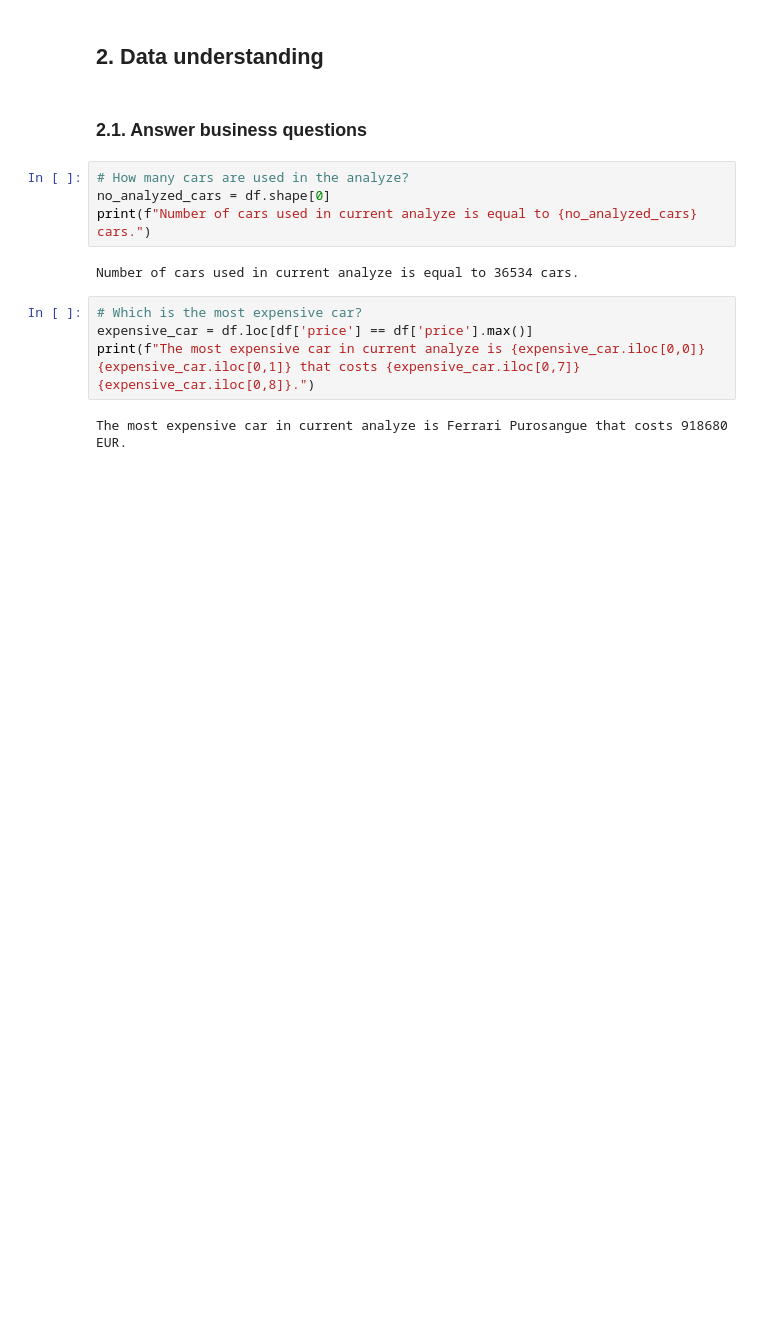
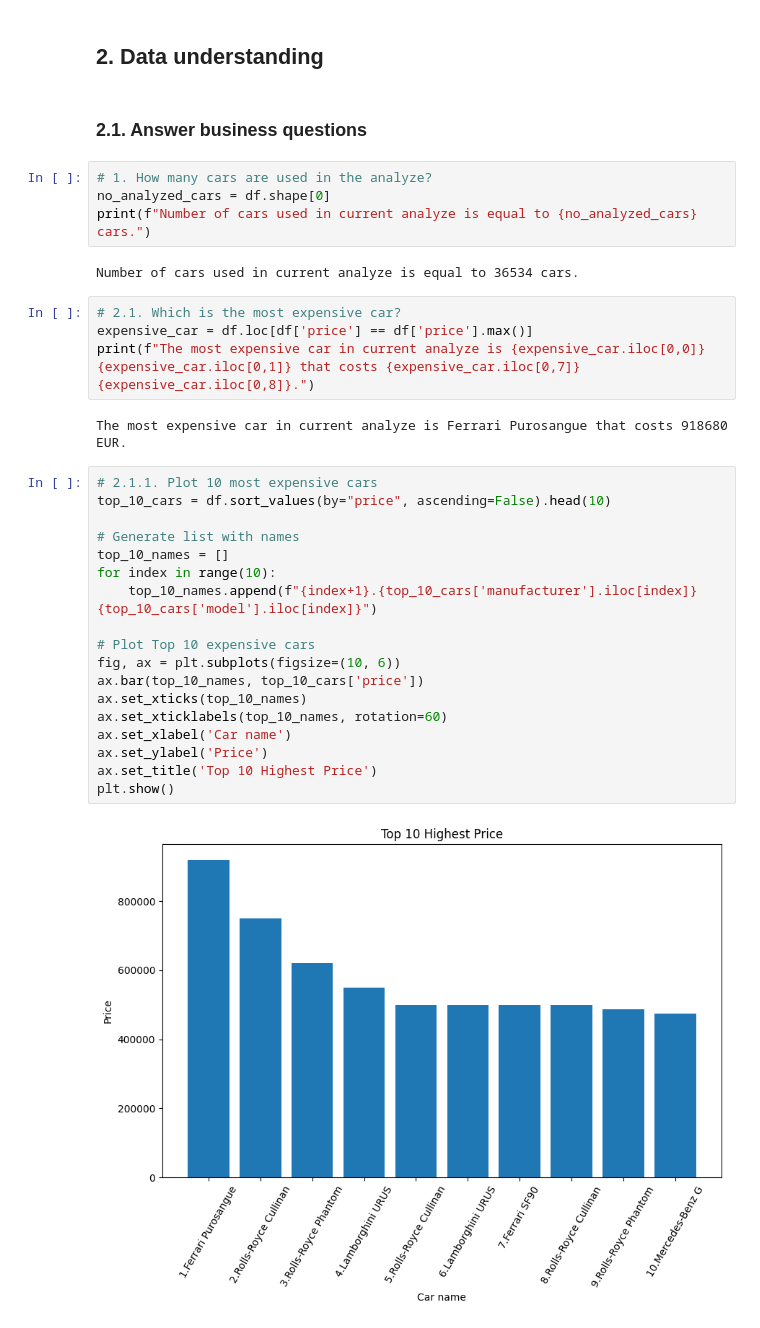
Before and after one commit to romanmurzac/EvaCar, a Jupyter notebook: internal_tools/data_analyzer.ipynb, the cells around one changed output. Drawn from its saved outputs; the diff is of its cells as text; blank space fills up the shorter version.

Commit message:
Updated answers for business question and plot graphics.

```diff
--- a/internal_tools/data_analyzer.ipynb
+++ b/internal_tools/data_analyzer.ipynb
@@ -188,15 +190,35 @@ df.to_csv("../datasets/ProcessedDataDB.csv")
 # %% [markdown]
 ### 2.1. Answer business questions
 # %%
-# How many cars are used in the analyze?
+# 1. How many cars are used in the analyze?
 no_analyzed_cars = df.shape[0]
 print(f"Number of cars used in current analyze is equal to {no_analyzed_cars} cars.")
 # %% [output]
 Number of cars used in current analyze is equal to 36534 cars.
 # %%
-# Which is the most expensive car?
+# 2.1. Which is the most expensive car?
 expensive_car = df.loc[df['price'] == df['price'].max()]
 print(f"The most expensive car in current analyze is {expensive_car.iloc[0,0]} {expensive_car.iloc[0,1]} that costs {expensive_car.iloc[0,7]} {expensive_car.iloc[0,8]}.")
 # %% [output]
 The most expensive car in current analyze is Ferrari Purosangue that costs 918680 EUR.
+# %%
+# 2.1.1. Plot 10 most expensive cars
+top_10_cars = df.sort_values(by="price", ascending=False).head(10)
+
+# Generate list with names
+top_10_names = []
+for index in range(10):
+    top_10_names.append(f"{index+1}.{top_10_cars['manufacturer'].iloc[index]} {top_10_cars['model'].iloc[index]}")
+
+# Plot Top 10 expensive cars
+fig, ax = plt.subplots(figsize=(10, 6))
+ax.bar(top_10_names, top_10_cars['price'])
+ax.set_xticks(top_10_names)
+ax.set_xticklabels(top_10_names, rotation=60)
+ax.set_xlabel('Car name')
+ax.set_ylabel('Price')
+ax.set_title('Top 10 Highest Price')
+plt.show()
+# %% [output]
+[figure, added]
 # %%
```
Also changed, not shown: parts of 28 cells of this notebook, 1 other file.
